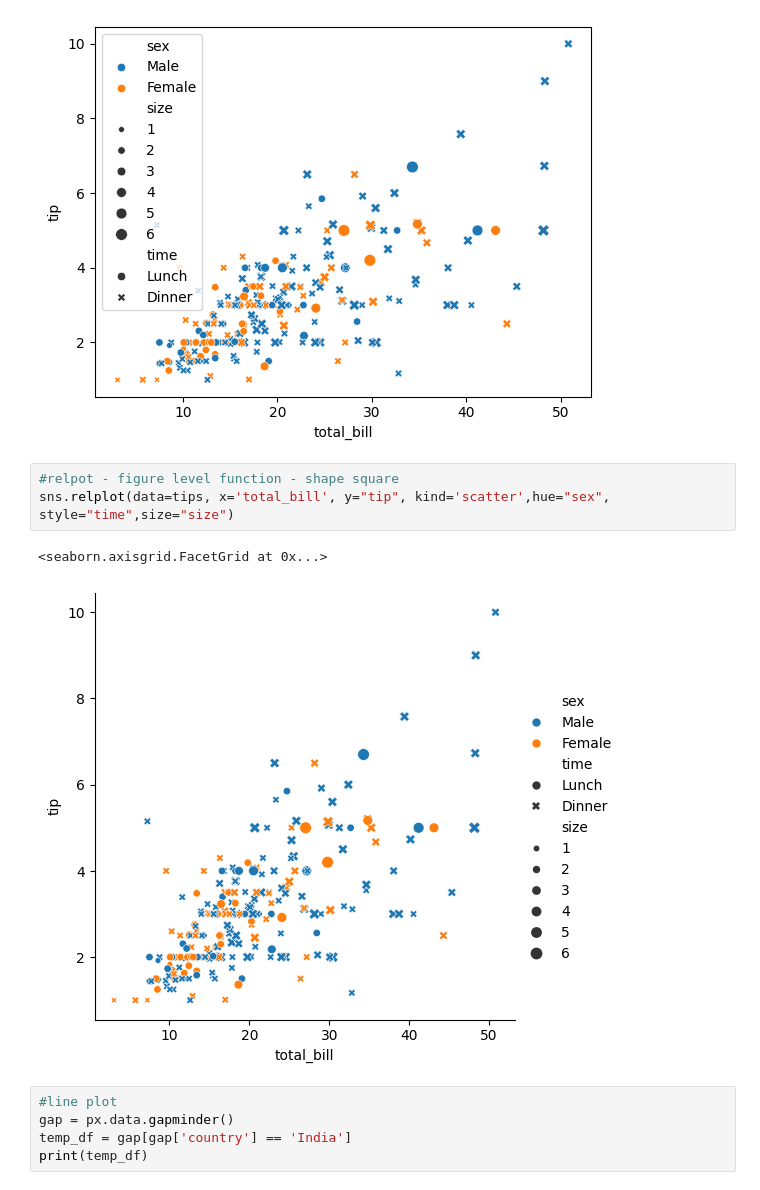
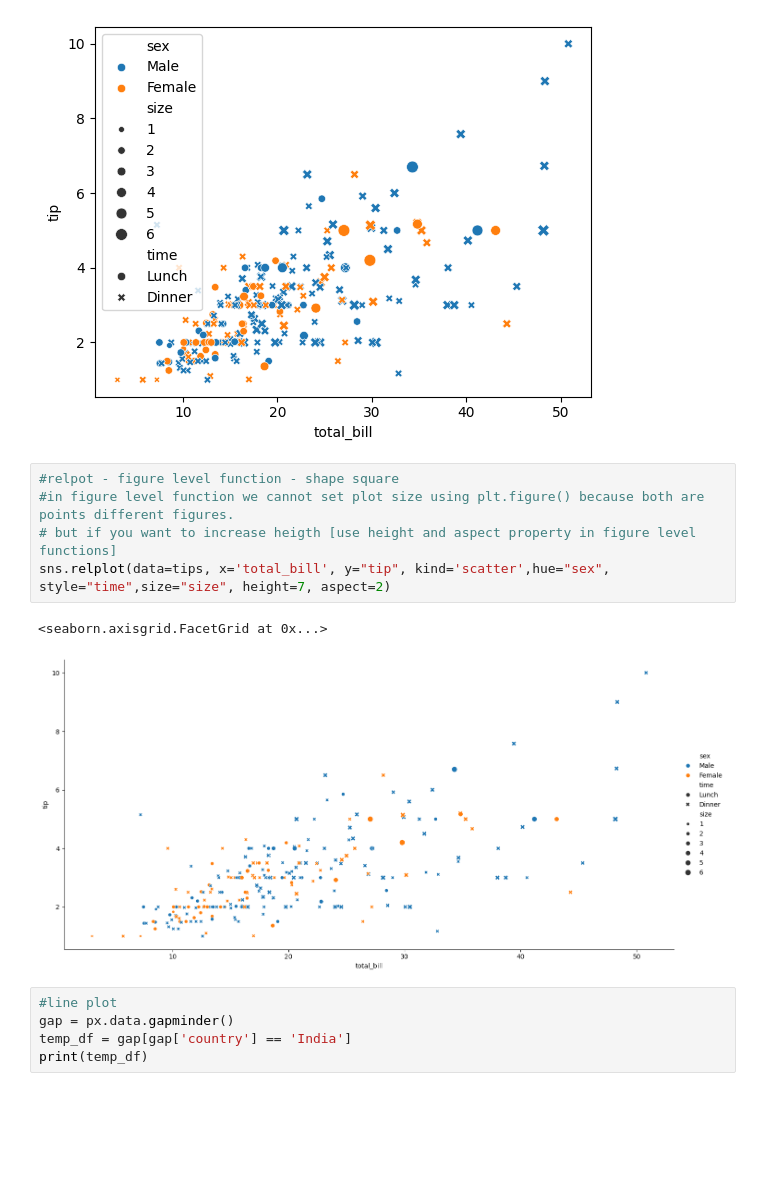
Before and after one commit to anis5165/NotJustPython, a Jupyter notebook: data_library/seaborn/relational_distribution_plot.ipynb, the cells around one changed output. Saved outputs shown, nothing was run; the diff lists cells and outputs as text; blank space fills up the shorter version.

```diff
--- a/data_library/seaborn/relational_distribution_plot.ipynb
+++ b/data_library/seaborn/relational_distribution_plot.ipynb
@@ -33,10 +33,12 @@ Axes(0.125,0.11;0.775x0.77)
 [figure]
 # %%
 #relpot - figure level function - shape square
-sns.relplot(data=tips, x='total_bill', y="tip", kind='scatter',hue="sex", style="time",size="size")
+#in figure level function we cannot set plot size using plt.figure() because both are points different figures.
+# but if you want to increase heigth [use height and aspect property in figure level functions]
+sns.relplot(data=tips, x='total_bill', y="tip", kind='scatter',hue="sex", style="time",size="size", height=7, aspect=2)
 # %% [output]
 <seaborn.axisgrid.FacetGrid at 0x...>
-[figure, old version]
+[figure, new version]
 # %%
 #line plot
 gap = px.data.gapminder()
```
Also changed, not shown: 3 other files.
